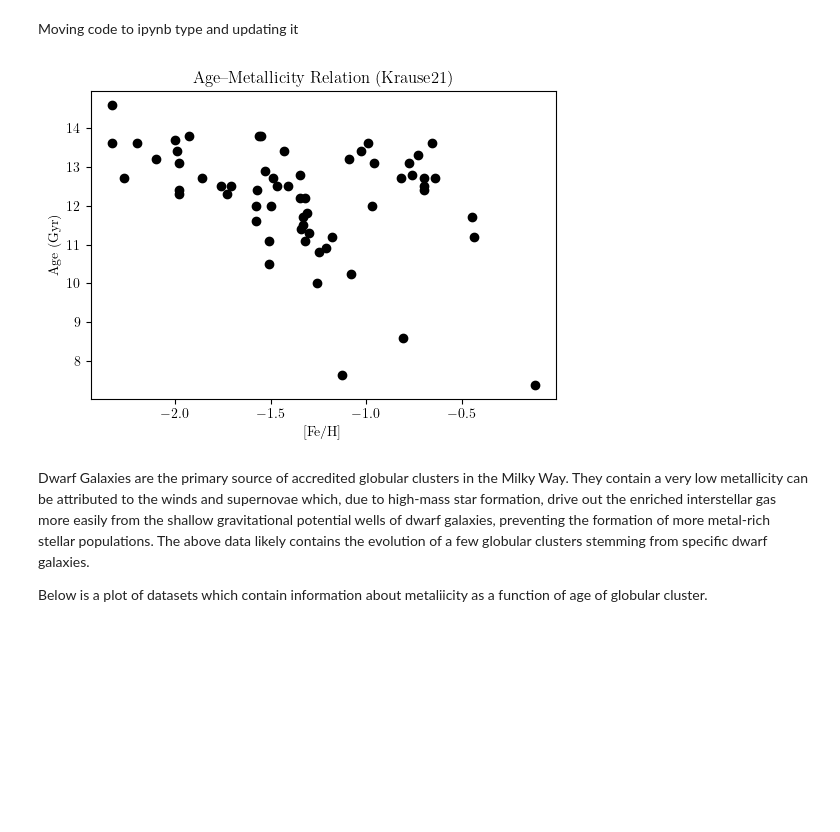
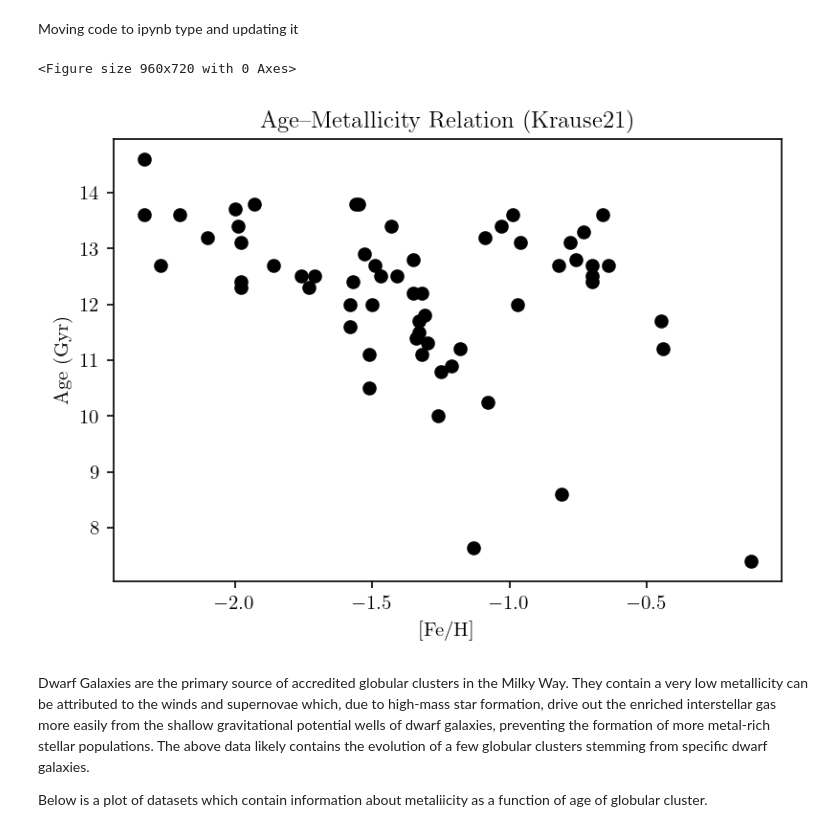
Before and after one commit to sleepdepr1ved/PHYS3116_Team, a Jupyter notebook: PHYS3116_Hassan.ipynb, the cells around one changed output. Cells and saved outputs as stored; diff of their text form; code cells hidden in the pictures; blank space fills up the shorter version.

```diff
--- a/PHYS3116_Hassan.ipynb
+++ b/PHYS3116_Hassan.ipynb
@@ -3,36 +3,38 @@ Moving code to ipynb type and updating it
 # %%
 import pandas as pd
 import matplotlib.pyplot as plt
-
+plt.savefig("amr_plot.png", dpi=300, bbox_inches="tight")
+plt.rcParams['figure.dpi'] = 150
 plt.rcParams["text.usetex"] = False
 plt.rcParams["mathtext.fontset"] = "cm"
 plt.rcParams["font.family"] = "serif"
 plt.rcParams.update({
     "text.usetex": True,
     "font.family": "serif",
     "font.serif": ["Computer Modern"],
 })
 
 # Analysing [Fe/H] vs. Age data for Krause dataset
 
 # Obtaining data-set and taking each column separately
 krause = pd.read_csv(r"C:\Users\HassanNoun\OneDrive - UNSW\Desktop\PHYS3116\Group Assessment\GitHubClone_PHYS3116\PHYS3116_Team\Krause21.csv")
 ages = krause["Age"]        # cluster ages
 feh  = krause["FeH"]        # metallicities
 mass = krause["Mstar"]      # stellar mass
 rh   = krause["rh"]         # half-light radius
 c5   = krause["C5"]         # concentration
 names = krause["Object"]    # cluster names
 
 # Plotting as a scatter plot
 plt.figure(figsize=(6,4))
 plt.scatter(feh, ages, color='black')
 plt.xlabel("[Fe/H]")
 plt.ylabel("Age (Gyr)")
 plt.title("Age–Metallicity Relation (Krause21)")
 plt.show()
 # %% [output]
+<Figure size 960x720 with 0 Axes>
-[figure, old version]
+[figure, new version]
 # %% [markdown]
 Dwarf Galaxies are the primary source of accredited globular clusters in the Milky Way. They contain a very low metallicity can be attributed to the winds and supernovae which, due to high-mass star formation, drive out the enriched interstellar gas more easily from the shallow gravitational potential wells of dwarf galaxies, preventing the formation of more metal-rich stellar populations. The above data likely contains the evolution of a few globular clusters stemming from specific dwarf galaxies.
 
```
Also changed, not shown: parts of 2 cells of this notebook.
